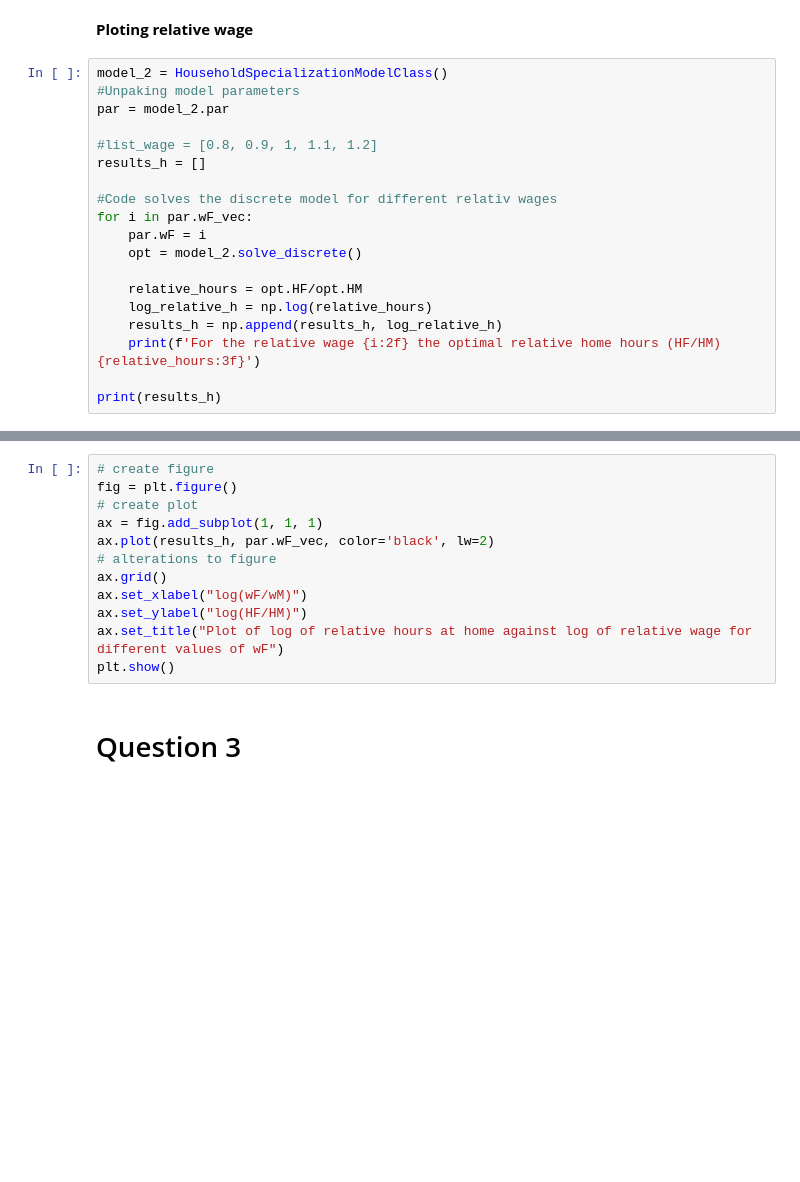
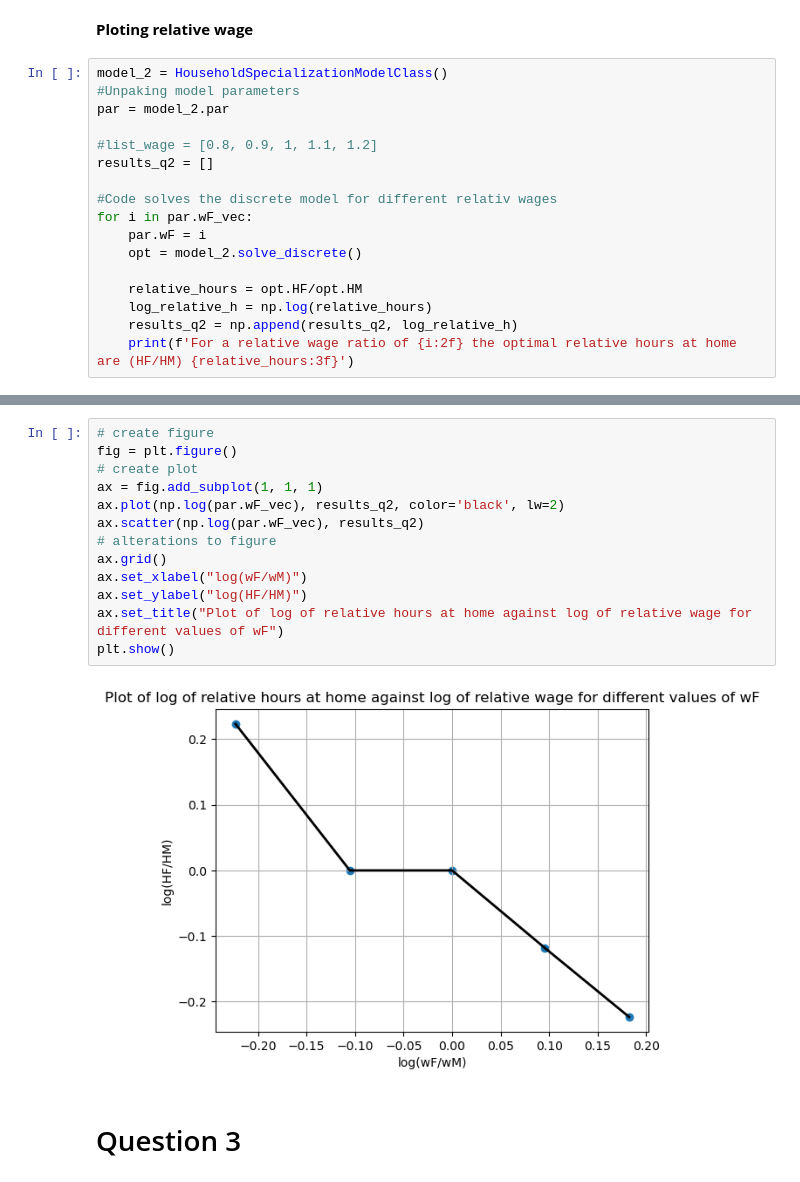
Before and after one commit to NumEconCopenhagen/projects-2023-mathias-emma, a Jupyter notebook: inauguralproject/inauguralproject.ipynb, the cells around one changed output, grey strips where cells are left out. Cells and saved outputs as stored; diff of their text form; blank space fills up the shorter version.

```diff
--- a/inauguralproject/inauguralproject.ipynb
+++ b/inauguralproject/inauguralproject.ipynb
@@ -52,7 +62,7 @@ model_2 = HouseholdSpecializationModelClass()
 par = model_2.par
 
 #list_wage = [0.8, 0.9, 1, 1.1, 1.2]
-results_h = []
+results_q2 = []
 
 #Code solves the discrete model for different relativ wages
 for i in par.wF_vec:
@@ -61,7 +71,5 @@ for i in par.wF_vec:
 
     relative_hours = opt.HF/opt.HM
     log_relative_h = np.log(relative_hours)
-    results_h = np.append(results_h, log_relative_h)
-    print(f'For the relative wage {i:2f} the optimal relative home hours (HF/HM) {relative_hours:3f}')
-
-print(results_h)
+    results_q2 = np.append(results_q2, log_relative_h)
+    print(f'For a relative wage ratio of {i:2f} the optimal relative hours at home are (HF/HM) {relative_hours:3f}')
@@ -68,15 +82,18 @@ print(results_h)
 # %%
 # create figure
 fig = plt.figure()
 # create plot
 ax = fig.add_subplot(1, 1, 1)
-ax.plot(results_h, par.wF_vec, color='black', lw=2)
+ax.plot(np.log(par.wF_vec), results_q2, color='black', lw=2)
+ax.scatter(np.log(par.wF_vec), results_q2)
 # alterations to figure
 ax.grid()
 ax.set_xlabel("log(wF/wM)")
 ax.set_ylabel("log(HF/HM)")
 ax.set_title("Plot of log of relative hours at home against log of relative wage for different values of wF")
 plt.show()
+# %% [output]
+[figure, added]
 # %% [markdown]
 # Question 3
 # %%
```
Also changed, not shown: parts of 7 cells of this notebook, 1 other file.
